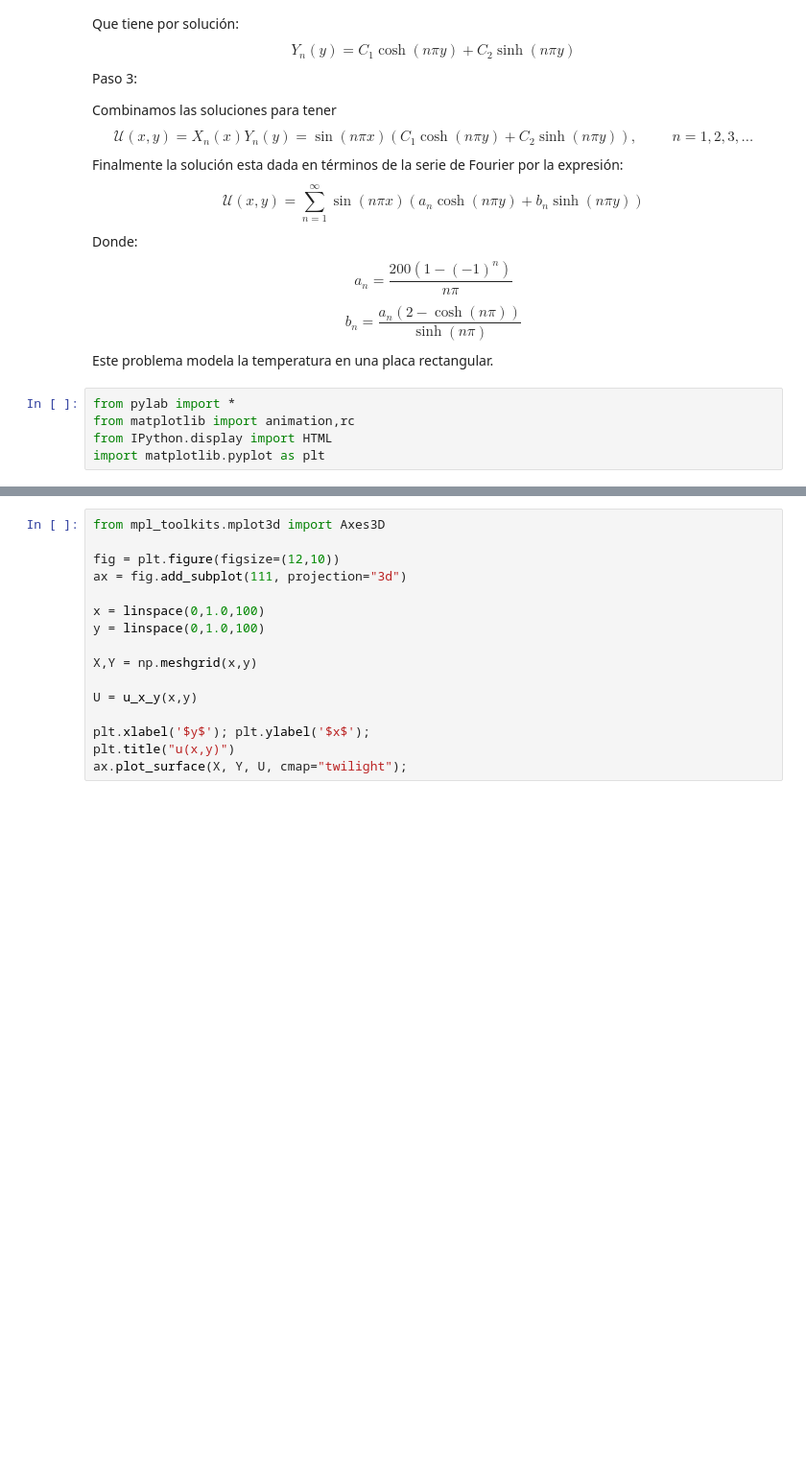
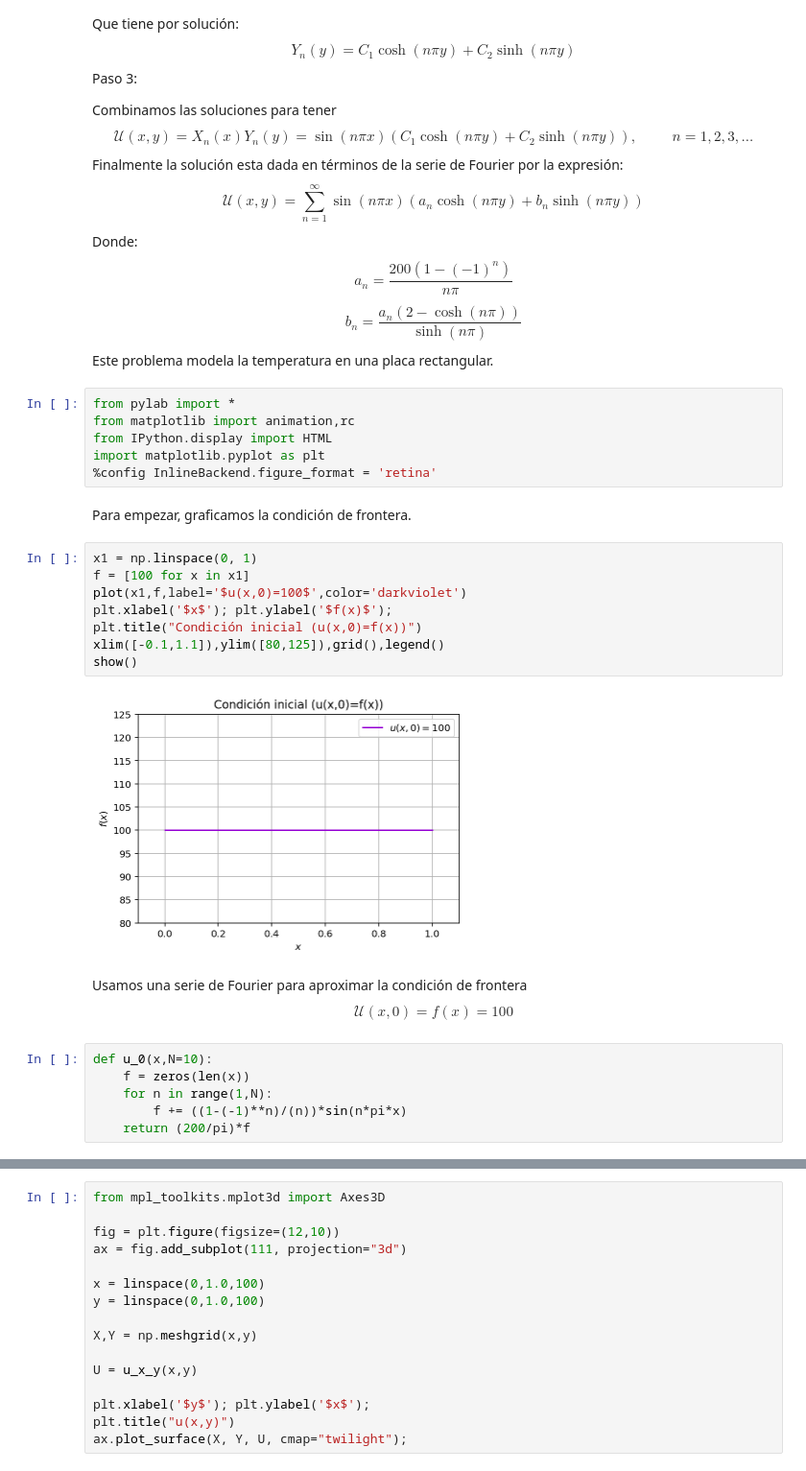
Before and after one commit to Jdvilan/suprema-octo-panqueque, a Jupyter notebook: Dirichlet_a.ipynb, the cells around one changed output, grey strips where cells are left out. Shown: that part at 96% size. Saved outputs shown, nothing was run; the diff lists cells and outputs as text; blank space fills up the shorter version.

```diff
--- a/Dirichlet_a.ipynb
+++ b/Dirichlet_a.ipynb
@@ -38,3 +38,24 @@ from pylab import *
 from matplotlib import animation,rc
 from IPython.display import HTML
 import matplotlib.pyplot as plt
+%config InlineBackend.figure_format = 'retina'
+# %% [markdown]
+Para empezar, graficamos la condición de frontera.
+# %%
+x1 = np.linspace(0, 1)
+f = [100 for x in x1]
+plot(x1,f,label='$u(x,0)=100$',color='darkviolet')
+plt.xlabel('$x$'); plt.ylabel('$f(x)$');
+plt.title("Condición inicial (u(x,0)=f(x))")
+xlim([-0.1,1.1]),ylim([80,125]),grid(),legend()
+show()
+# %% [output]
+[figure, added]
+# %% [markdown]
+Usamos una serie de Fourier para aproximar la condición de frontera $$\mathcal{U}(x,0)=f(x)=100$$
+# %%
+def u_0(x,N=10):
+    f = zeros(len(x))
+    for n in range(1,N):
+        f += ((1-(-1)**n)/(n))*sin(n*pi*x)
+    return (200/pi)*f
```
Also changed, not shown: parts of 10 cells of this notebook.
